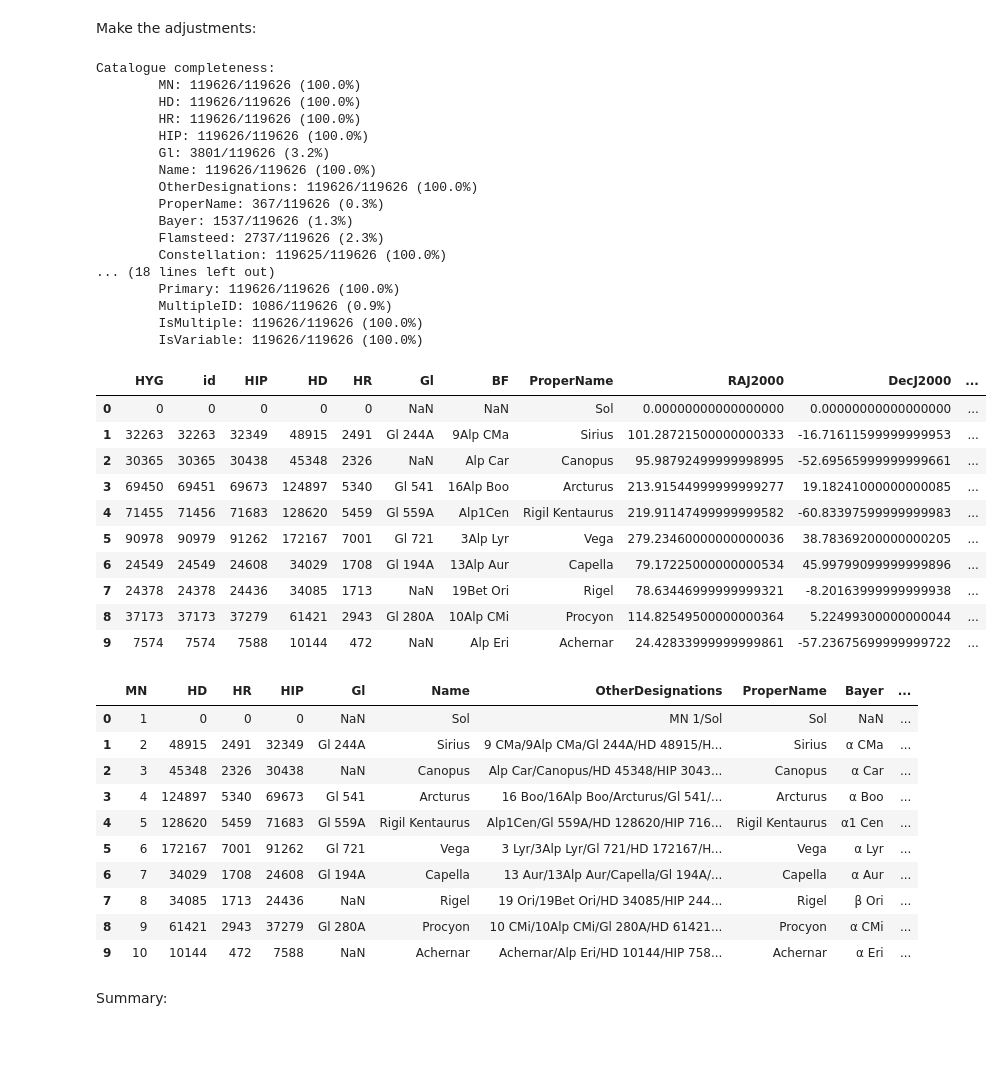
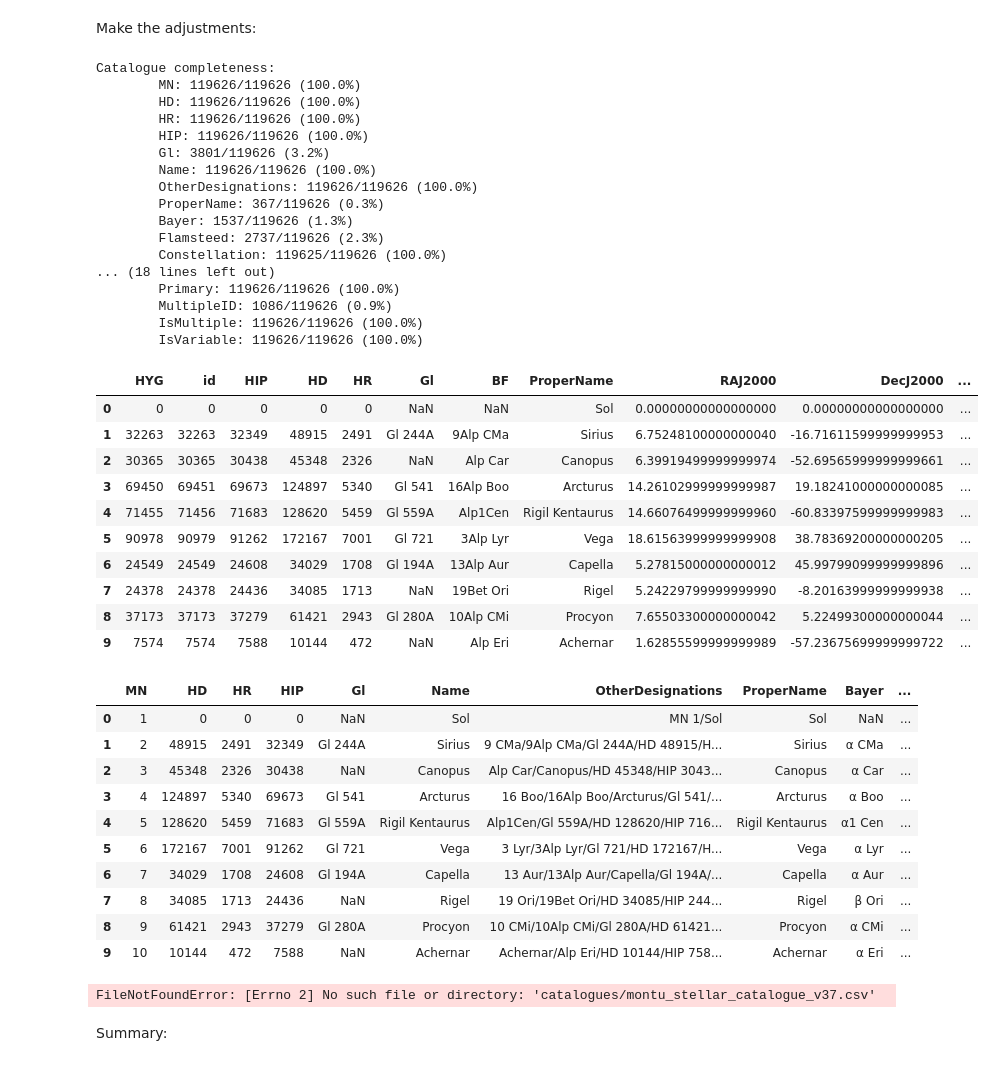
Before and after one commit to seap-udea/MontuCatalogue, a Jupyter notebook: hyg2montu.ipynb, the cells around one changed output. Cells and saved outputs as stored; diff of their text form; code cells hidden in the pictures.

```diff
--- a/hyg2montu.ipynb
+++ b/hyg2montu.ipynb
@@ -28,5 +30,5 @@ Montu._wget(f'https://raw.githubusercontent.com/astronexus/HYG-Database/master/h
 # %%
-hyg_cat = pd.read_csv('catalogues/hyg_v37.csv')
+hyg_cat = pd.read_csv(f'catalogues/hyg_{cat_version}.csv')
 hyg_cat.sort_values(by='mag',inplace=True)
 # %%
 print("Catalogue completeness:")
@@ -103,7 +105,7 @@ def strip_blanks(str):
     return stripped
 # %%
 # Read
-hyg_cat = pd.read_csv('catalogues/hyg_v37.csv')
+hyg_cat = pd.read_csv(f'catalogues/hyg_{cat_version}.csv')
 hyg_cat.sort_values(by=['mag','ra'],inplace=True)
 hyg_cat = hyg_cat.iloc[:]
 
@@ -134,7 +136,7 @@ cond = (~hyg_cat['BF'].isna())
 hyg_cat.loc[cond,'BF'] = hyg_cat.loc[cond,'BF'].apply(strip_blanks)
 
 # Adjust numeric values
-hyg_cat['RAJ2000'] = hyg_cat['RAJ2000'].apply(lambda x:15*x)
+hyg_cat['RAJ2000'] = hyg_cat['RAJ2000'].apply(lambda x:x) # Preserve right ascension in hours
 
 # Multiple and variable
 hyg_cat['IsMultiple'] = 0
@@ -196,47 +198,47 @@ columns = ['MN','HD', 'HR', 'HIP', 'Gl', 'Name', 'OtherDesignations', 'ProperNam
            'Primary','MultipleID',
            'IsMultiple','IsVariable']
 montu_cat = hyg_cat[columns]
-montu_cat.to_csv('catalogues/montu_stellar_catalogue.csv',index=False)
+montu_cat.to_csv(f'catalogues/montu_stellar_catalogue_{cat_version}.csv',index=False)
 
 print("Catalogue completeness:")
 cat = montu_cat
 nstars = len(cat)
 columns = cat.columns
 for col in columns:
     ncomplete = (~(cat[col].isnull())).sum()
     print(f"\t{col}: {ncomplete}/{nstars} ({ncomplete/nstars*100:.1f}%)")
 
-Montu.print_df(hyg_cat.head(10))
-Montu.print_df(montu_cat.head(10))
+Util.print_df(hyg_cat.head(10))
+Util.print_df(montu_cat.head(10))
 # %% [output]
 Catalogue completeness:
         MN: 119626/119626 (100.0%)
         HD: 119626/119626 (100.0%)
         HR: 119626/119626 (100.0%)
         HIP: 119626/119626 (100.0%)
         Gl: 3801/119626 (3.2%)
         Name: 119626/119626 (100.0%)
         OtherDesignations: 119626/119626 (100.0%)
         ProperName: 367/119626 (0.3%)
         Bayer: 1537/119626 (1.3%)
         Flamsteed: 2737/119626 (2.3%)
         Constellation: 119625/119626 (100.0%)
 ... (18 lines left out)
         Primary: 119626/119626 (100.0%)
         MultipleID: 1086/119626 (0.9%)
         IsMultiple: 119626/119626 (100.0%)
         IsVariable: 119626/119626 (100.0%)
 |  | HYG | id | HIP | HD | HR | Gl | BF | ProperName | RAJ2000 | DecJ2000 | ... |
 | 0 | 0 | 0 | 0 | 0 | 0 | NaN | NaN | Sol | 0.00000000000000000 | 0.00000000000000000 | ... |
-| 1 | 32263 | 32263 | 32349 | 48915 | 2491 | Gl 244A | 9Alp CMa | Sirius | 101.28721500000000333 | -16.71611599999999953 | ... |
-| 2 | 30365 | 30365 | 30438 | 45348 | 2326 | NaN | Alp Car | Canopus | 95.98792499999998995 | -52.69565999999999661 | ... |
-| 3 | 69450 | 69451 | 69673 | 124897 | 5340 | Gl 541 | 16Alp Boo | Arcturus | 213.91544999999999277 | 19.18241000000000085 | ... |
-| 4 | 71455 | 71456 | 71683 | 128620 | 5459 | Gl 559A | Alp1Cen | Rigil Kentaurus | 219.91147499999999582 | -60.83397599999999983 | ... |
-| 5 | 90978 | 90979 | 91262 | 172167 | 7001 | Gl 721 | 3Alp Lyr | Vega | 279.23460000000000036 | 38.78369200000000205 | ... |
-| 6 | 24549 | 24549 | 24608 | 34029 | 1708 | Gl 194A | 13Alp Aur | Capella | 79.17225000000000534 | 45.99799099999999896 | ... |
-| 7 | 24378 | 24378 | 24436 | 34085 | 1713 | NaN | 19Bet Ori | Rigel | 78.63446999999999321 | -8.20163999999999938 | ... |
-| 8 | 37173 | 37173 | 37279 | 61421 | 2943 | Gl 280A | 10Alp CMi | Procyon | 114.82549500000000364 | 5.22499300000000044 | ... |
-| 9 | 7574 | 7574 | 7588 | 10144 | 472 | NaN | Alp Eri | Achernar | 24.42833999999999861 | -57.23675699999999722 | ... |
+| 1 | 32263 | 32263 | 32349 | 48915 | 2491 | Gl 244A | 9Alp CMa | Sirius | 6.75248100000000040 | -16.71611599999999953 | ... |
+| 2 | 30365 | 30365 | 30438 | 45348 | 2326 | NaN | Alp Car | Canopus | 6.39919499999999974 | -52.69565999999999661 | ... |
+| 3 | 69450 | 69451 | 69673 | 124897 | 5340 | Gl 541 | 16Alp Boo | Arcturus | 14.26102999999999987 | 19.18241000000000085 | ... |
+| 4 | 71455 | 71456 | 71683 | 128620 | 5459 | Gl 559A | Alp1Cen | Rigil Kentaurus | 14.66076499999999960 | -60.83397599999999983 | ... |
+| 5 | 90978 | 90979 | 91262 | 172167 | 7001 | Gl 721 | 3Alp Lyr | Vega | 18.61563999999999908 | 38.78369200000000205 | ... |
+| 6 | 24549 | 24549 | 24608 | 34029 | 1708 | Gl 194A | 13Alp Aur | Capella | 5.27815000000000012 | 45.99799099999999896 | ... |
+| 7 | 24378 | 24378 | 24436 | 34085 | 1713 | NaN | 19Bet Ori | Rigel | 5.24229799999999990 | -8.20163999999999938 | ... |
+| 8 | 37173 | 37173 | 37279 | 61421 | 2943 | Gl 280A | 10Alp CMi | Procyon | 7.65503300000000042 | 5.22499300000000044 | ... |
+| 9 | 7574 | 7574 | 7588 | 10144 | 472 | NaN | Alp Eri | Achernar | 1.62855599999999989 | -57.23675699999999722 | ... |
 |  | MN | HD | HR | HIP | Gl | Name | OtherDesignations | ProperName | Bayer | ... |
 | 0 | 1 | 0 | 0 | 0 | NaN | Sol | MN 1/Sol | Sol | NaN | ... |
 | 1 | 2 | 48915 | 2491 | 32349 | Gl 244A | Sirius | 9 CMa/9Alp CMa/Gl 244A/HD 48915/H... | Sirius | α CMa | ... |
@@ -251,5 +255,7 @@ Catalogue completeness:
 # %%
-montu_cat = pd.read_csv('catalogues/montu_stellar_catalogue.csv')
+montu_cat = pd.read_csv(f'catalogues/montu_stellar_catalogue_{cat_version}.csv')
+# %% [output]
+FileNotFoundError: [Errno 2] No such file or directory: 'catalogues/montu_stellar_catalogue_v37.csv'
 # %% [markdown]
 Summary:
 # %%
```
Also changed, not shown: parts of 4 cells of this notebook, 22 other files.
